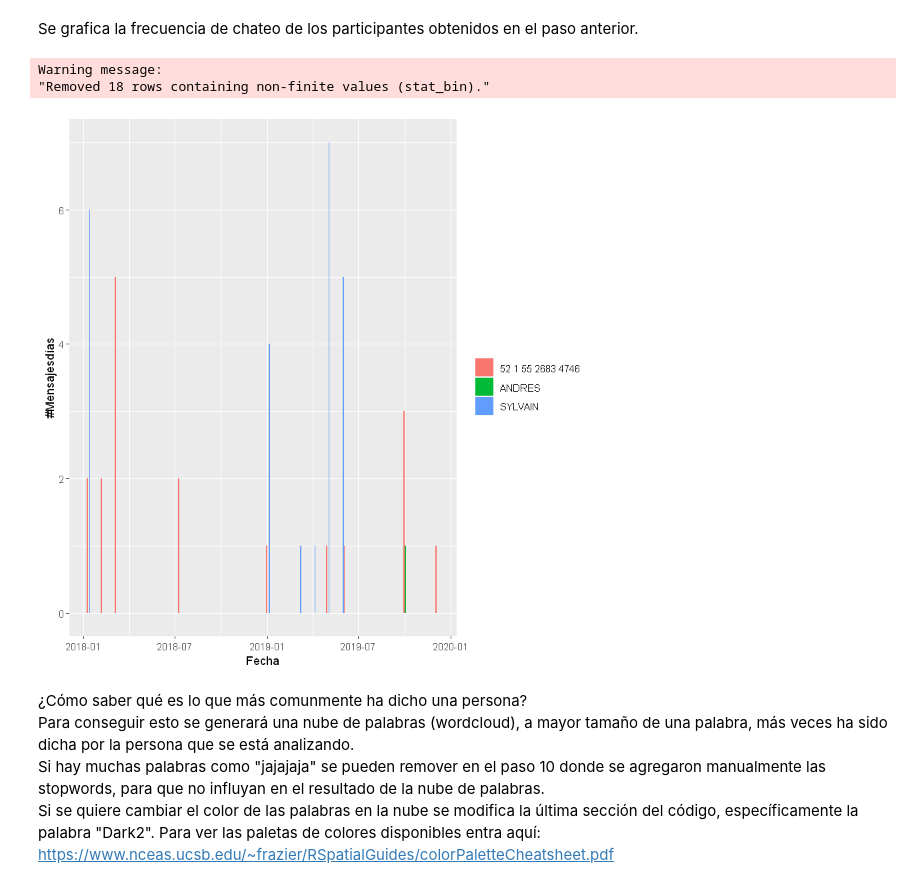
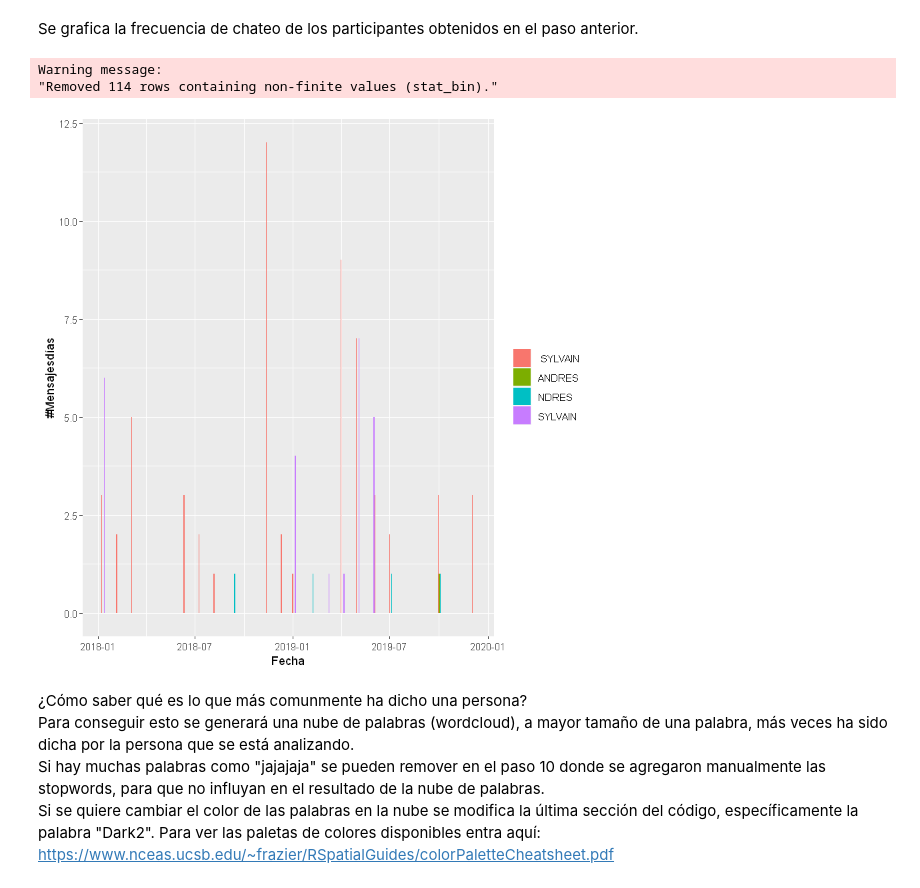
Before and after one commit to Manamaster/analisisWhatsApp, a Jupyter notebook: analisisChatAmigos.ipynb, the cells around one changed output. Cells and saved outputs as stored; diff of their text form; code cells hidden in the pictures.

```diff
--- a/analisisChatAmigos.ipynb
+++ b/analisisChatAmigos.ipynb
@@ -181,15 +181,15 @@ levels(base$persona) <- c("SYLVAIN", "ANDRES", "52 1 55 2683 4746")
 # %% [markdown]
 Se grafica la frecuencia de chateo de los participantes obtenidos en el paso anterior.
 # %%
-base <- base %>% filter(persona %in% c("SYLVAIN", "ANDRES", "52 1 55 2683 4746"))
+base <- base %>% filter(persona %in% c("SYLVAIN", "ANDRES", "NDRES", " SYLVAIN"))
 ggplot(base, aes(x=date,fill=persona))+
   geom_histogram(binwidth = 7, position = 'dodge')+
   xlab("Fecha")+ylab("#Mensajesdías")+
   labs(fill="")
 # %% [output]
 Warning message:
-"Removed 18 rows containing non-finite values (stat_bin)."
+"Removed 114 rows containing non-finite values (stat_bin)."
-[figure, old version]
+[figure, new version]
 # %% [markdown]
 ¿Cómo saber qué es lo que más comunmente ha dicho una persona?<br>
 Para conseguir esto se generará una nube de palabras (wordcloud), a mayor tamaño de una palabra, más veces ha sido dicha por la persona que se está analizando. <br>Si hay muchas palabras como "jajajaja" se pueden remover en el paso 10 donde se agregaron manualmente las stopwords, para que no influyan en el resultado de la nube de palabras. <br>Si se quiere cambiar el color de las palabras en la nube se modifica la última sección del código, específicamente la palabra "Dark2". Para ver las paletas de colores disponibles entra aquí: https://www.nceas.ucsb.edu/~frazier/RSpatialGuides/colorPaletteCheatsheet.pdf
```
Also changed, not shown: parts of 3 cells of this notebook.
